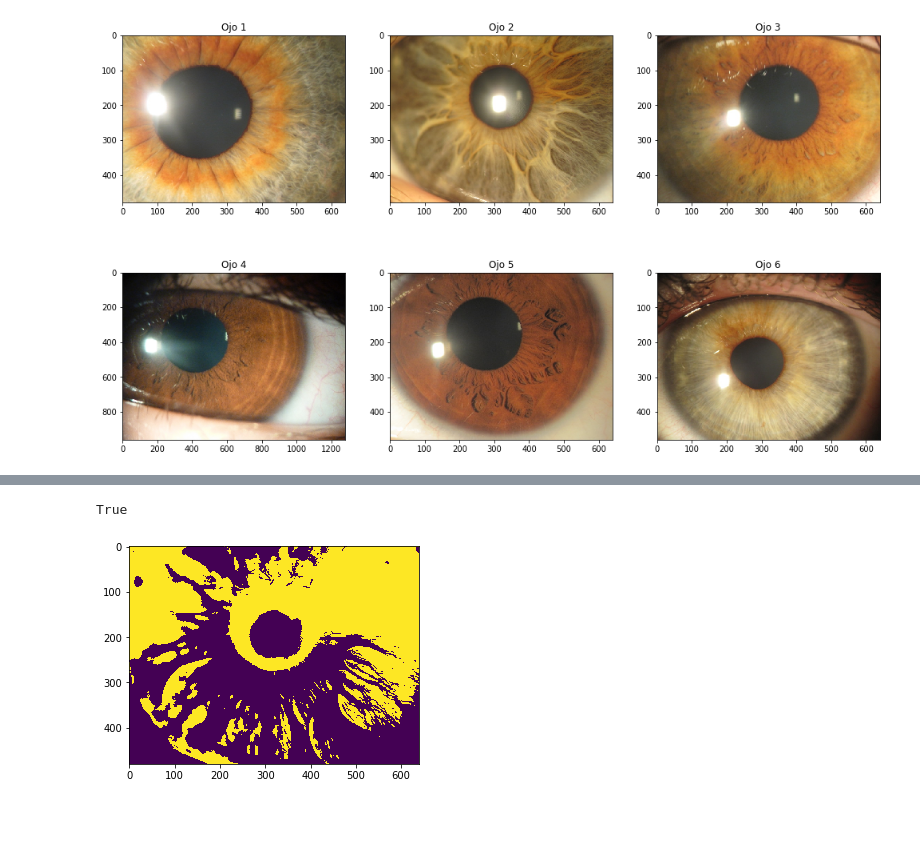
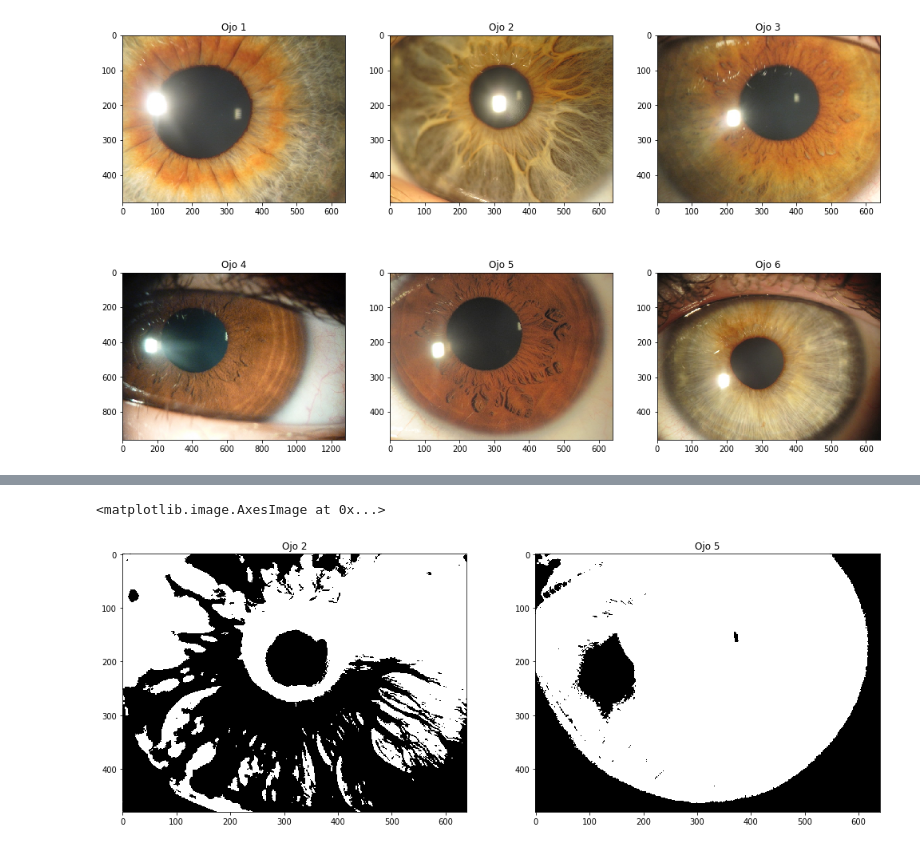
Before and after one commit to AlejoH97/Reconocimiento-Iris, a Jupyter notebook: IRIS.ipynb, the cells around one changed output, grey strips where cells are left out. Saved outputs shown, nothing was run; the diff lists cells and outputs as text; code cells hidden in the pictures; blank space fills up the shorter version.

```diff
--- a/IRIS.ipynb
+++ b/IRIS.ipynb
@@ -127,20 +143,0 @@ plt.imshow(im6, cmap='gray')
-# %%
-import cv2
-import numpy as np
-
-
-img = cv2.medianBlur(img2,5)
-cimg = cv2.cvtColor(img,cv2.COLOR_BGR2GRAY)
-
-circles = cv2.HoughCircles(cimg,cv2.HOUGH_GRADIENT,1,20,300,param1=50,param2=40,minRadius=0,maxRadius=0)
-
-circles = np.uint16(np.around(circles))
-for i in circles[0,:]:
-    # draw the outer circle
-    cv2.circle(cimg,(i[0],i[1]),i[2],(0,255,0),2)
-    # draw the center of the circle
-    cv2.circle(cimg,(i[0],i[1]),2,(0,0,255),3)
-
-cv2.imshow('detected circles',cimg)
-cv2.waitKey(0)
-cv2.destroyAllWindows()
@@ -147,31 +161,39 @@ cv2.destroyAllWindows()
 # %%
-im = img2.copy()
+imag = img2.copy()
+imag2 = img5.copy()
 
-for i in range(len(im)):
-    for j in range(len(im[0])):
-        if im[i][j][0] > 120:
-            im[i][j][0] = 255
-        else:
-            im[i][j][0] = 0
-            im[i][j][1] = 0
-            im[i][j][2] = 0
+def thres(im, threshold):
+    for i in range(len(im)):
+        for j in range(len(im[0])):
+            if im[i][j][0] > threshold:
+                im[i][j][0] = 255
+            else:
+                im[i][j][0] = 0
+                im[i][j][1] = 0
+                im[i][j][2] = 0
 
-cv2.imwrite('im.png',im)
+    imgray = cv2.cvtColor(im,cv2.COLOR_BGR2GRAY)
 
-imgray = cv2.cvtColor(im,cv2.COLOR_BGR2GRAY)
+    for i in range(len(imgray)):
+        for j in range(len(imgray[0])):
+            if imgray[i][j] < threshold:
+                imgray[i][j] = 255
+            else:
+                imgray[i][j] = 0
 
-plt.imshow(imgray)
+    return imgray
 
-for i in range(len(imgray)):
-    for j in range(len(imgray[0])):
-        if imgray[i][j] < 120:
-            imgray[i][j] = 255
-        else:
-            imgray[i][j] = 0
 
-plt.imshow(imgray)
+imag = thres(imag, 120)
+imag2 = thres(imag2, 120)
 
-cv2.imwrite('im2.png',imgray)
+fig, arreglo_plots2 = plt.subplots(1,2, figsize=(17, 10), squeeze=False)
+
+arreglo_plots2[0][0].set_title('Ojo 2')
+arreglo_plots2[0][0].imshow(imag, cmap="gray", vmin=0, vmax=255)
+
+arreglo_plots2[0][1].set_title('Ojo 5')
+arreglo_plots2[0][1].imshow(imag2, cmap="gray", vmin=0, vmax=255)
 # %% [output]
-True
+<matplotlib.image.AxesImage at 0x...>
-[figure, old version]
+[figure, new version]
```
Also changed, not shown: parts of 11 cells of this notebook, 8 other files.
